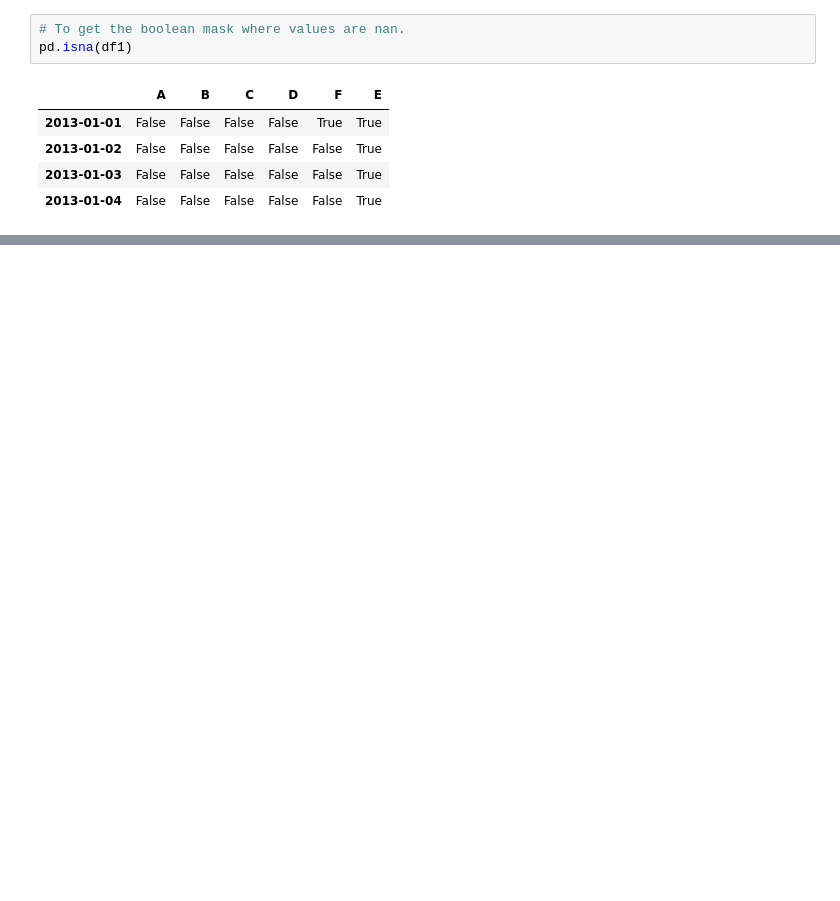
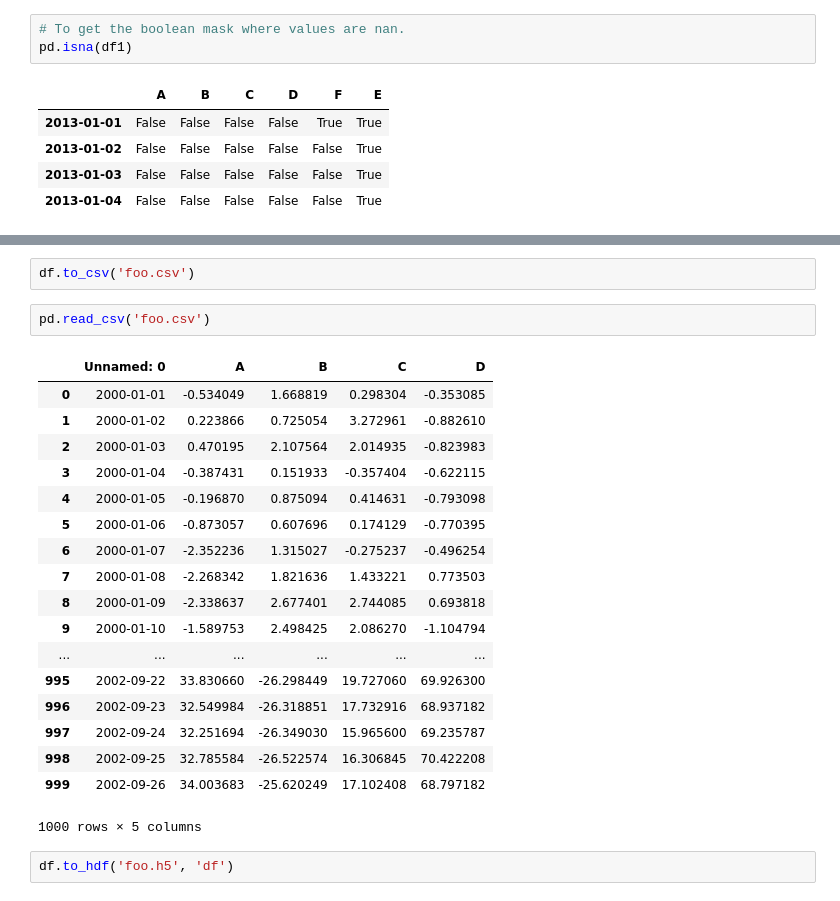
Before and after one commit to jiinkwan/dsschool, a Jupyter notebook: Python Practice/10 Minutes to pandas.ipynb, the cells around one changed output, grey strips where cells are left out. Saved outputs shown, nothing was run; the diff lists cells and outputs as text; blank space fills up the shorter version.

```diff
--- a/Python Practice/10 Minutes to pandas.ipynb
+++ b/Python Practice/10 Minutes to pandas.ipynb
@@ -367,0 +959,25 @@ pd.isna(df1)
+# %%
+df.to_csv('foo.csv')
+# %%
+pd.read_csv('foo.csv')
+# %% [output]
+|  | Unnamed: 0 | A | B | C | D |
+| 0 | 2000-01-01 | -0.534049 | 1.668819 | 0.298304 | -0.353085 |
+| 1 | 2000-01-02 | 0.223866 | 0.725054 | 3.272961 | -0.882610 |
+| 2 | 2000-01-03 | 0.470195 | 2.107564 | 2.014935 | -0.823983 |
+| 3 | 2000-01-04 | -0.387431 | 0.151933 | -0.357404 | -0.622115 |
+| 4 | 2000-01-05 | -0.196870 | 0.875094 | 0.414631 | -0.793098 |
+| 5 | 2000-01-06 | -0.873057 | 0.607696 | 0.174129 | -0.770395 |
+| 6 | 2000-01-07 | -2.352236 | 1.315027 | -0.275237 | -0.496254 |
+| 7 | 2000-01-08 | -2.268342 | 1.821636 | 1.433221 | 0.773503 |
+| 8 | 2000-01-09 | -2.338637 | 2.677401 | 2.744085 | 0.693818 |
+| 9 | 2000-01-10 | -1.589753 | 2.498425 | 2.086270 | -1.104794 |
+| ... | ... | ... | ... | ... | ... |
+| 995 | 2002-09-22 | 33.830660 | -26.298449 | 19.727060 | 69.926300 |
+| 996 | 2002-09-23 | 32.549984 | -26.318851 | 17.732916 | 68.937182 |
+| 997 | 2002-09-24 | 32.251694 | -26.349030 | 15.965600 | 69.235787 |
+| 998 | 2002-09-25 | 32.785584 | -26.522574 | 16.306845 | 70.422208 |
+| 999 | 2002-09-26 | 34.003683 | -25.620249 | 17.102408 | 68.797182 |
+1000 rows × 5 columns
+# %%
+df.to_hdf('foo.h5', 'df')
```
Also changed, not shown: parts of 135 cells of this notebook, 4 other files.
